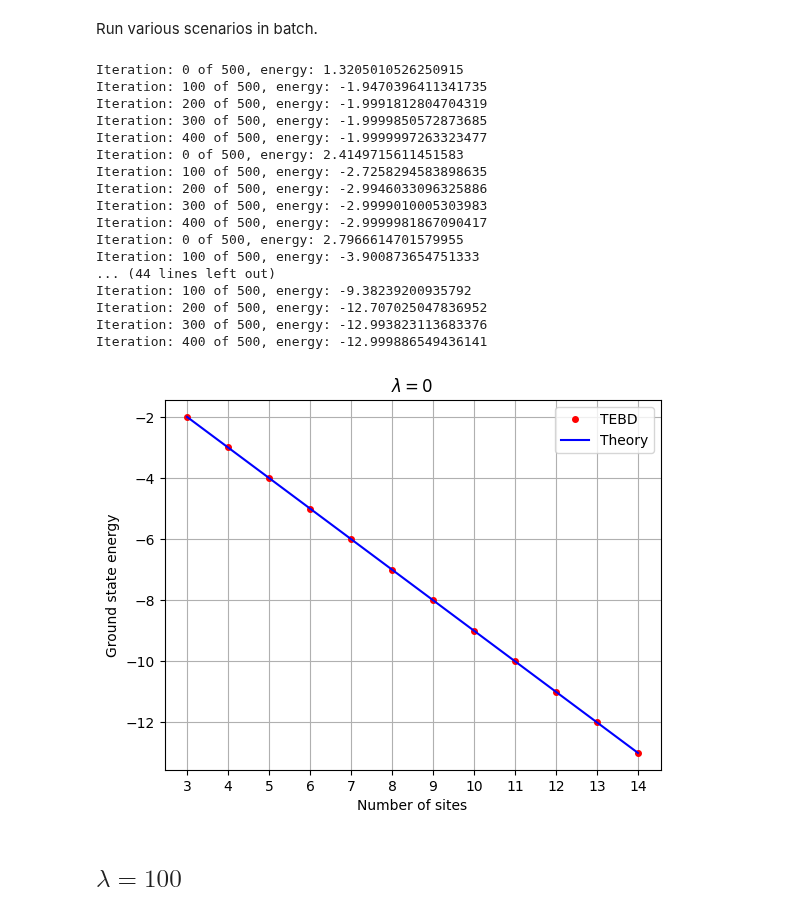
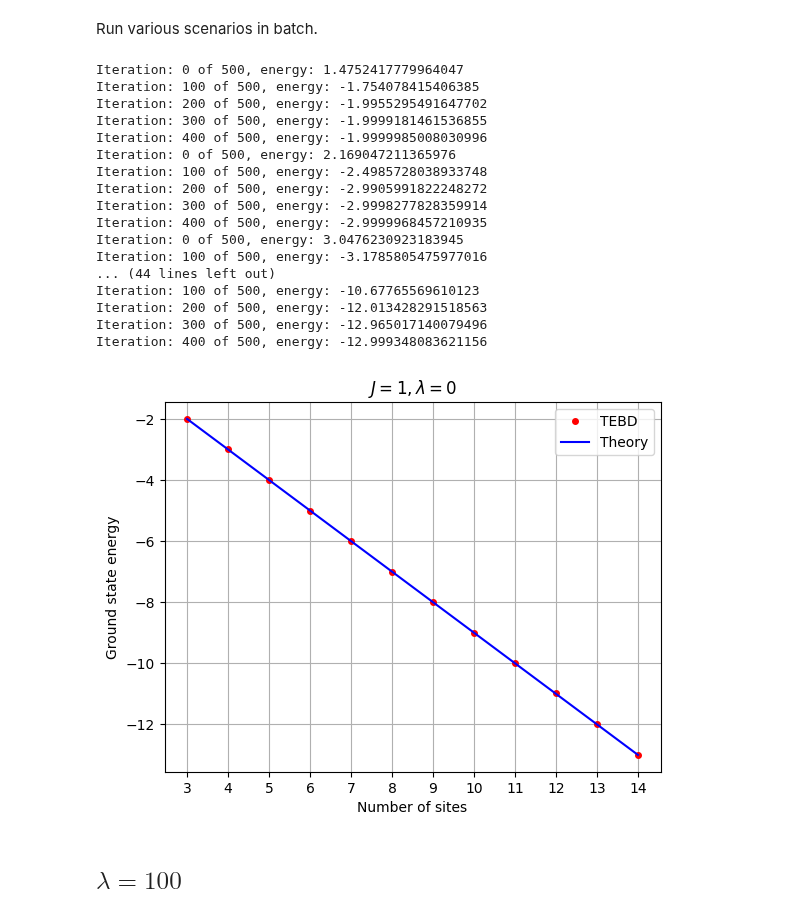
Before and after one commit to jchryssanthacopoulos/quantum_information, a Jupyter notebook: final_project/notebooks/tebd_finite.ipynb, the cells around one changed output. Cells and saved outputs as stored; diff of their text form; code cells hidden in the pictures.

```diff
--- a/final_project/notebooks/tebd_finite.ipynb
+++ b/final_project/notebooks/tebd_finite.ipynb
@@ -17,9 +17,10 @@ d = 2
 N = 6
 bond_dim = 3
 # %%
+J = 1
 lmda = 0
-loc_ham_ising = LocalIsingHamiltonian(N, lmda)
-glob_ham_ising = IsingHamiltonian(N, lmda)
+loc_ham_ising = LocalIsingHamiltonian(N, J, lmda)
+glob_ham_ising = IsingHamiltonian(N, J, lmda)
 # %%
 loc_ham_ising.hamiltonians[0]
 # %% [output]
@@ -129,6 +130,7 @@ Run various scenarios in batch.
 # %%
 d = 2
 bond_dim = 2
+J = 1
 lmda = 0
 # %%
 tau = 0.01
@@ -144,8 +146,8 @@ for N in N_list:
     MPS = MatrixProductState(d=d, N=N, bond_dim=bond_dim)
 
     # create Hamiltonians
-    loc_ham_ising = LocalIsingHamiltonian(N, lmda)
-    glob_ham_ising = IsingHamiltonian(N, lmda)
+    loc_ham_ising = LocalIsingHamiltonian(N, J, lmda)
+    glob_ham_ising = IsingHamiltonian(N, J, lmda)
 
     # create TEBD object
     tebd_obj = TEBD(MPS, loc_ham_ising, glob_ham_ising, evol_type="imag")
@@ -155,37 +157,37 @@ for N in N_list:
 
     energies.append(energies_N[-1])
 # %% [output]
-Iteration: 0 of 500, energy: 1.3205010526250915
-Iteration: 100 of 500, energy: -1.9470396411341735
-Iteration: 200 of 500, energy: -1.9991812804704319
-Iteration: 300 of 500, energy: -1.9999850572873685
-Iteration: 400 of 500, energy: -1.9999997263323477
-Iteration: 0 of 500, energy: 2.4149715611451583
-Iteration: 100 of 500, energy: -2.7258294583898635
-Iteration: 200 of 500, energy: -2.9946033096325886
-Iteration: 300 of 500, energy: -2.9999010005303983
-Iteration: 400 of 500, energy: -2.9999981867090417
-Iteration: 0 of 500, energy: 2.7966614701579955
-Iteration: 100 of 500, energy: -3.900873654751333
+Iteration: 0 of 500, energy: 1.4752417779964047
+Iteration: 100 of 500, energy: -1.754078415406385
+Iteration: 200 of 500, energy: -1.9955295491647702
+Iteration: 300 of 500, energy: -1.9999181461536855
+Iteration: 400 of 500, energy: -1.9999985008030996
+Iteration: 0 of 500, energy: 2.169047211365976
+Iteration: 100 of 500, energy: -2.4985728038933748
+Iteration: 200 of 500, energy: -2.9905991822248272
+Iteration: 300 of 500, energy: -2.9998277828359914
+Iteration: 400 of 500, energy: -2.9999968457210935
+Iteration: 0 of 500, energy: 3.0476230923183945
+Iteration: 100 of 500, energy: -3.1785805475977016
 ... (44 lines left out)
-Iteration: 100 of 500, energy: -9.38239200935792
-Iteration: 200 of 500, energy: -12.707025047836952
-Iteration: 300 of 500, energy: -12.993823113683376
-Iteration: 400 of 500, energy: -12.999886549436141
+Iteration: 100 of 500, energy: -10.67765569610123
+Iteration: 200 of 500, energy: -12.013428291518563
+Iteration: 300 of 500, energy: -12.965017140079496
+Iteration: 400 of 500, energy: -12.999348083621156
 # %%
 energies_theoretical = [-N + 1 for N in N_list]
 # %%
 plt.plot(N_list, energies, 'ro', label="TEBD", markersize=4)
 plt.plot(N_list, energies_theoretical, "b-", label="Theory")
 plt.xlabel("Number of sites")
 plt.ylabel("Ground state energy")
 plt.xticks(N_list)
 plt.legend()
-plt.title("$\lambda=0$")
+plt.title("$J = 1, \lambda=0$")
 plt.grid()
 plt.savefig('../figures/ground_state_energy_lambda_0.png', bbox_inches='tight', dpi=300);
 # %% [output]
-[figure, old version]
+[figure, new version]
 # %% [markdown]
 ## $\lambda = 100$
 # %% [markdown]
```
Also changed, not shown: parts of 8 cells of this notebook, 6 other files.
